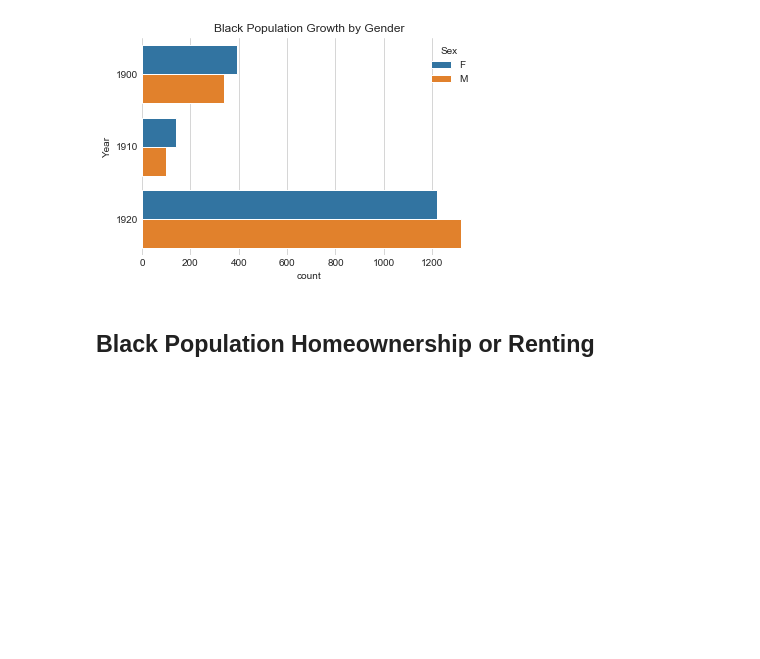
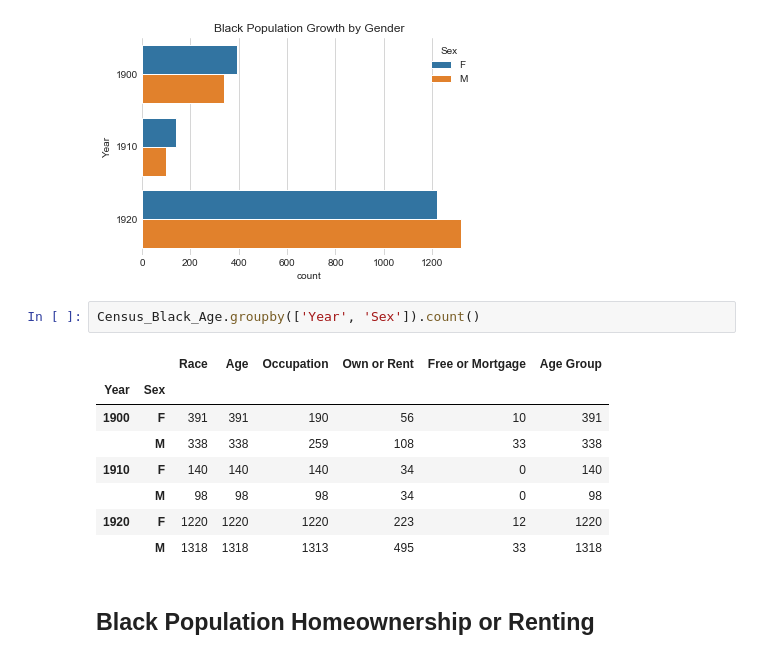
Before and after one commit to trivial-vector/Digital-Humanities, a Jupyter notebook: Gage/Reservation_Data_Narrative-6.ipynb, the cells around one changed output. Saved outputs shown, nothing was run; the diff lists cells and outputs as text; blank space fills up the shorter version.

```diff
--- a/Gage/Reservation_Data_Narrative-6.ipynb
+++ b/Gage/Reservation_Data_Narrative-6.ipynb
@@ -177,6 +177,17 @@ plt.title('Black Population Growth by Gender')
 # %% [output]
 Text(0.5, 1.0, 'Black Population Growth by Gender')
 [figure]
+# %%
+Census_Black_Age.groupby(['Year', 'Sex']).count()
+# %% [output]
+|  |  | Race | Age | Occupation | Own or Rent | Free or Mortgage | Age Group |
+| Year | Sex |  |  |  |  |  |  |
+| 1900 | F | 391 | 391 | 190 | 56 | 10 | 391 |
+|  | M | 338 | 338 | 259 | 108 | 33 | 338 |
+| 1910 | F | 140 | 140 | 140 | 34 | 0 | 140 |
+|  | M | 98 | 98 | 98 | 34 | 0 | 98 |
+| 1920 | F | 1220 | 1220 | 1220 | 223 | 12 | 1220 |
+|  | M | 1318 | 1318 | 1313 | 495 | 33 | 1318 |
 # %% [markdown]
 ## Black Population Homeownership or Renting
 # %%
```
Also changed, not shown: 1 other file.
